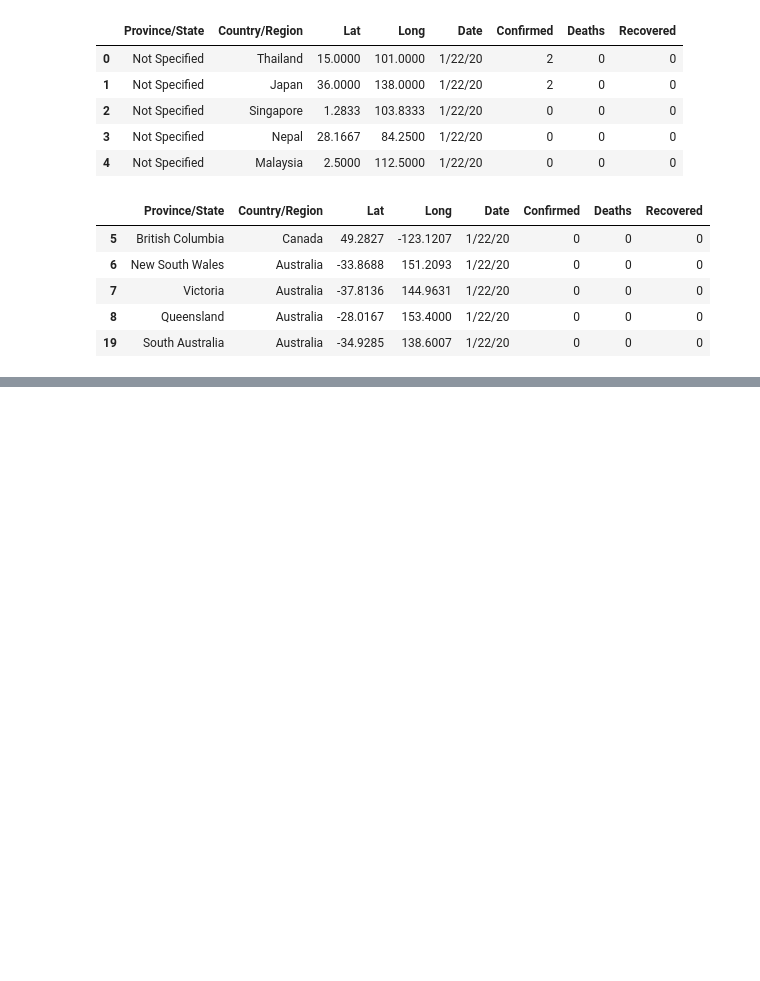
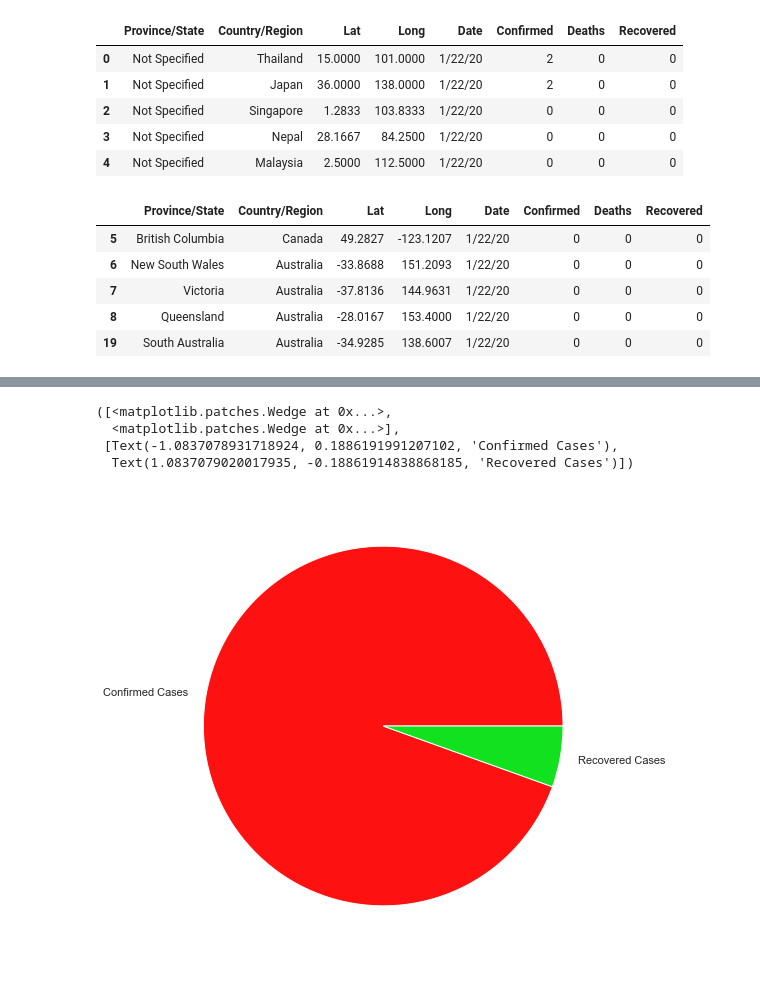
Before and after one commit to talha915/COVID19, a Jupyter notebook: CoronaVirusPrediction.ipynb, the cells around one changed output, grey strips where cells are left out. Cells and saved outputs as stored; diff of their text form; code cells hidden in the pictures; blank space fills up the shorter version.

```diff
--- a/CoronaVirusPrediction.ipynb
+++ b/CoronaVirusPrediction.ipynb
@@ -38,0 +73,8 @@ copy_corona_data[copy_corona_data['Province/State'] !='Not Specified'].head()
+# %%
+plt.pie(data, labels=labels, colors=colors)
+# %% [output]
+([<matplotlib.patches.Wedge at 0x...>,
+  <matplotlib.patches.Wedge at 0x...>],
+ [Text(-1.0837078931718924, 0.1886191991207102, 'Confirmed Cases'),
+  Text(1.0837079020017935, -0.18861914838868185, 'Recovered Cases')])
+[figure, added]
```
Also changed, not shown: parts of 10 cells of this notebook.
